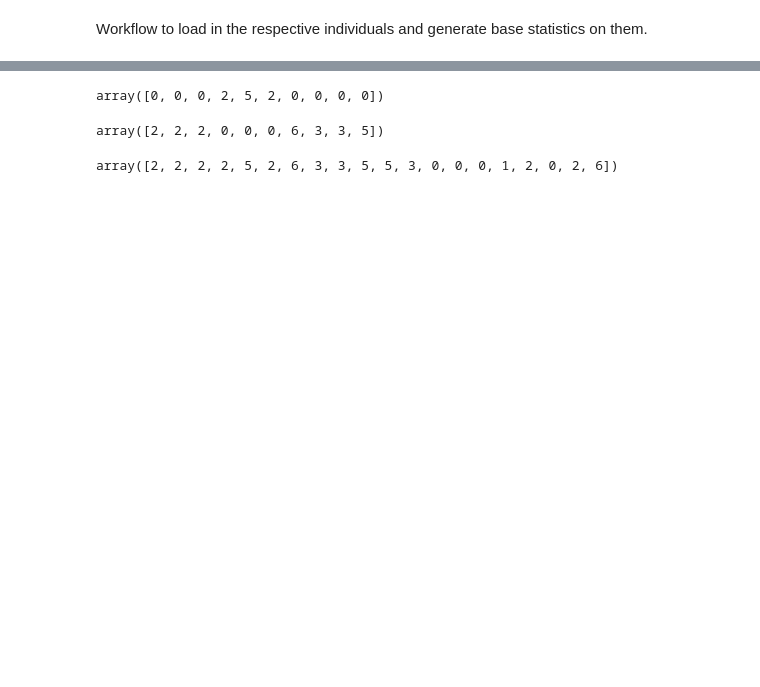
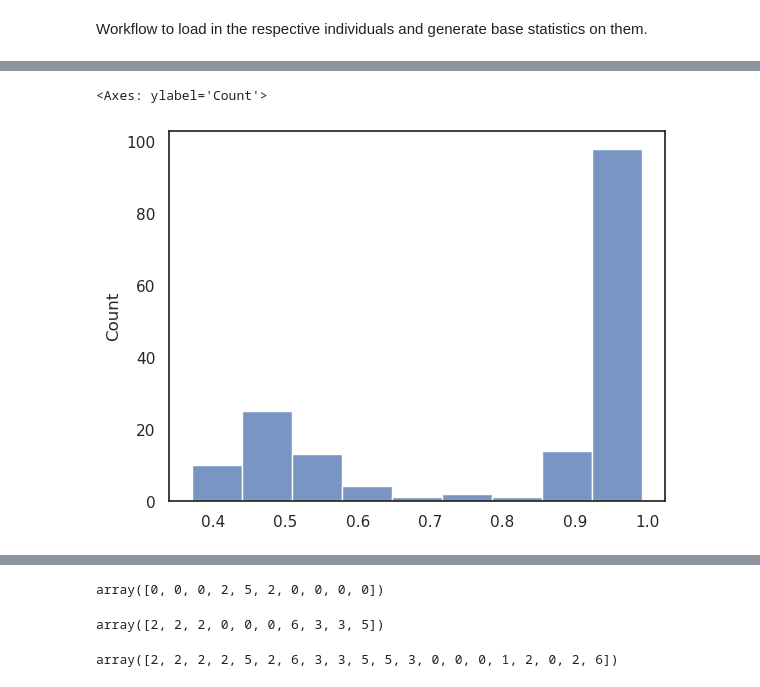
Before and after one commit to erikfogh/selection_primates, a Jupyter notebook: notebooks/standard01_stats_generation.ipynb, the cells around one changed output, grey strips where cells are left out. Saved outputs shown, nothing was run; the diff lists cells and outputs as text; code cells hidden in the pictures; blank space fills up the shorter version.

```diff
--- a/notebooks/standard01_stats_generation.ipynb
+++ b/notebooks/standard01_stats_generation.ipynb
@@ -132,0 +172,5 @@ Dimensions without coordinates: variants
+# %%
+sns.histplot(sg.sample_stats(ds).sample_call_rate.values)
+# %% [output]
+<Axes: ylabel='Count'>
+[figure, added]
```
Also changed, not shown: parts of 31 cells of this notebook.
